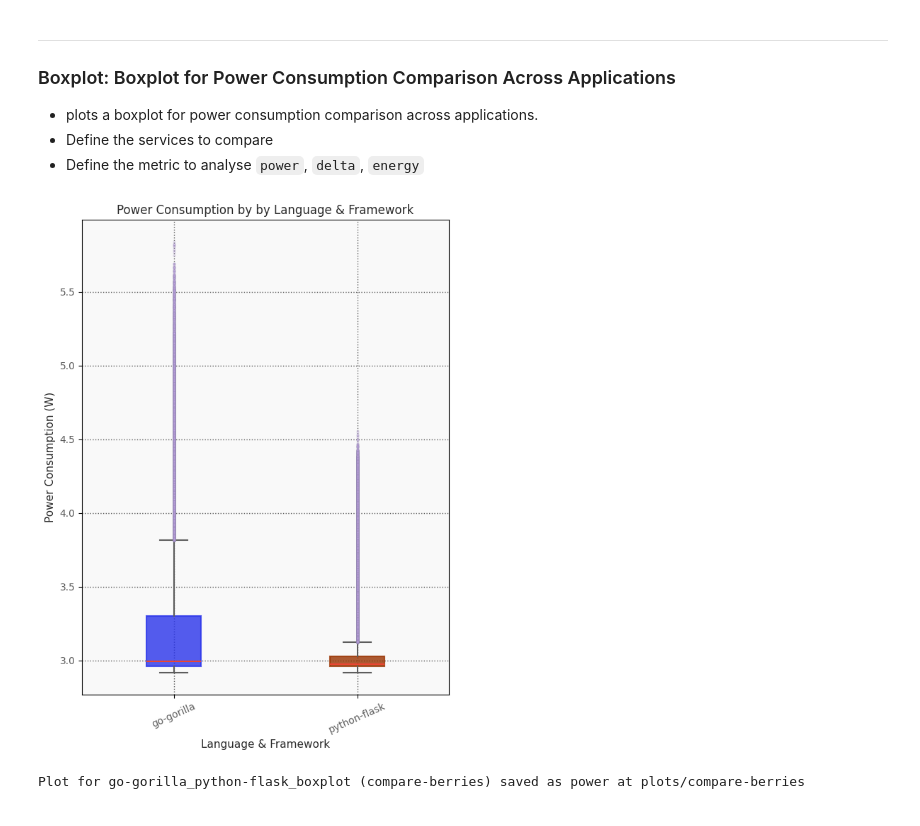
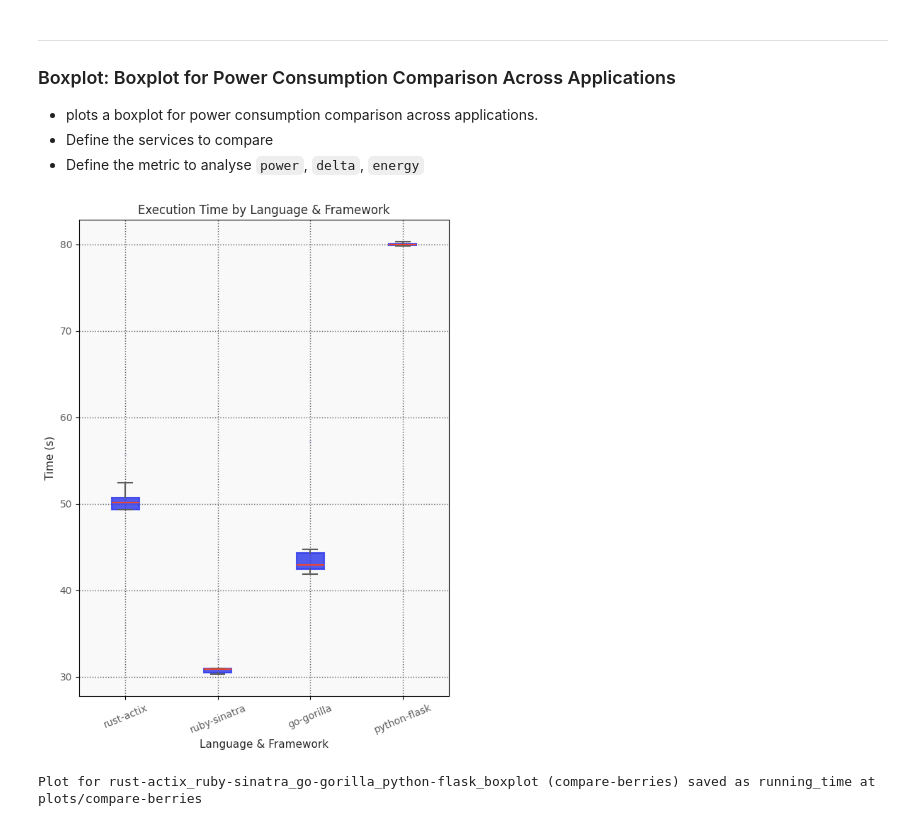
Before and after one commit to WAEC-T/data-analysis, a Jupyter notebook: berries-pipline-data-analysis.ipynb, the cells around one changed output. Cells and saved outputs as stored; diff of their text form; code cells hidden in the pictures.

```diff
--- a/berries-pipline-data-analysis.ipynb
+++ b/berries-pipline-data-analysis.ipynb
@@ -181,9 +235,9 @@ flierprops = {
 from matplotlib import pyplot as plt
 from matplotlib.patches import Rectangle
 
-waect_service = 'rust-actix' # define service to be ploted
+waect_service = 'go-gorilla' # define service to be ploted
 metric = 'power' # define metric to be ploted `power` and `energy`
-df = data_dict[waect_service]
+df = data_dict[waect_service][data_dict[waect_service]['iteration'] == 1]
 
 # settings for this plot
 labels_fontsize = 11
@@ -277,8 +336,8 @@ fig.patch.set_facecolor('#FFFFFF')
 ax.set_facecolor('#F9F9F9')
 
 # Define colors for each service
-colors = ['#2933EB', '#993200', '#FF007E']  # Blue for python-flask, Brown for go-gorilla
-alphas = [0.3, 0.3, 0.3, 0.3]  # Transparency for filled areas
+colors = ['#2933EB', '#993200', '#FF007E', '#DCF5FB']  # Blue for python-flask, Brown for go-gorilla
+alphas = [0.5, 0.5, 0.5, 0.5]  # Transparency for filled areas
 
 # determine line alpha based on metric
 if metric == 'power':
@@ -287,10 +346,11 @@ else:
     line_alpha = 1.0
 
 # Plotting cumulative energy with fill_between
-for i, service in enumerate(services):
+for i, service in enumerate(SERVICES):
+    filtered_data = reindexed_data_dict[service] # [data_dict[service]['iteration'] == 2]
     ax.plot(
-        data_dict[service].index,
-        data_dict[service][metric],
+        filtered_data.index,
+        filtered_data[metric],
         linewidth=0.5,
         color=colors[i],
         label=service,
@@ -298,8 +358,8 @@ for i, service in enumerate(services):
     )
     if metric == 'cumulative_energy':
         ax.fill_between(
-            data_dict[service].index,
-            data_dict[service][metric],
+            filtered_data.index,
+            filtered_data[metric],
             color=colors[i],
             alpha=alphas[i]
         )
@@ -307,7 +367,7 @@ for i, service in enumerate(services):
 # Customize grid, labels, etc.
 ax.grid(True, linestyle='dotted', linewidth=1.2, color=tick_color)
 title, x_label, y_label = define_title_xlable_ylable_line_chart(metric)
-ax.set_title(f'{title} – {", ".join(services)}', color=labels_fontcolor, fontsize=title_fontsize)
+ax.set_title(f'{title} – {", ".join(SERVICES)}', color=labels_fontcolor, fontsize=title_fontsize)
 ax.set_xlabel(f"{x_label}", color=labels_fontcolor, fontsize=labels_fontsize)
 ax.set_ylabel(f"{y_label}", color=labels_fontcolor, fontsize=labels_fontsize)
 ax.tick_params(labelsize=8, color=tick_color, labelcolor=tick_color)
@@ -344,20 +404,25 @@ Plot for go-gorilla_python-flask_line (compare-berries) saved as power at plots/
 * Define the metric to analyse `power`, `delta`, `energy`
 # %%
 # Define services and endpoints
-services = ['go-gorilla', 'python-flask']  # Define services to compare
-metric = 'power'  # Define the metric to compare - possible power, delta, energy
+services = ['rust-actix', 'ruby-sinatra', 'go-gorilla', 'python-flask']  # Define services to compare
+metric = 'running_time'  # power, energy, running_time
 
 # Prepare data for plotting
 grouped_data = []
 labels = []
-group_colors = ['#2933EB', '#993200']  # Colors for the services (blue, green) currently
+group_colors = ['#2933EB', '#2933EB']  # Colors for the services (blue, green) currently
 median_color = "#EB4532"
 legend_labels = services
 
 for service in services:
     # grouping
     df_service = data_dict[service]
-    service_metric_data = df_service[metric].dropna()
+    if metric == 'energy':
+        service_metric_data = df_service.groupby('iteration')['cumulative_energy'].last()
+    if metric == 'running_time':
+        service_metric_data = df_service.groupby('iteration').apply(lambda group: group['timestamp'].iloc[-1] - group['timestamp'].iloc[0])
+    else:
+        service_metric_data = df_service[metric].dropna()
     grouped_data.append(service_metric_data)
     labels.append(service)
 
@@ -374,38 +439,38 @@ bplot = ax.boxplot(
     flierprops=flierprops
 )
 
 for i, patch in enumerate(bplot['boxes']):
     patch.set(facecolor=group_colors[i % 2], alpha=0.8)  # Alternate colors for services
     patch.set(color=group_colors[i % 2], linewidth=1.5)
     patch.set(linewidth=1.5)  # Set border width
 
 customize_boxplot(bplot, group_colors, tick_color, median_color)
 
 # Set title and labels
 title, x_label, y_label = define_title_xlable_ylable_boxplot(metric)
 ax.set_title(f'{title}', color=labels_fontcolor, fontsize=title_fontsize)
 ax.set_ylabel(f'{y_label}', color=labels_fontcolor, fontsize=labels_fontsize)
 ax.set_xlabel(f'{x_label}', color=labels_fontcolor, fontsize=labels_fontsize)
 
 # Customize tick labels
-ax.tick_params(axis='x', labelsize=10, rotation=24, labelcolor='#5D5D5D')
+ax.tick_params(axis='x', labelsize=10, rotation=22.5, labelcolor='#5D5D5D')
 ax.tick_params(axis='y', labelsize=10, labelcolor='#5D5D5D')
 ax.grid(True, linestyle='dotted', linewidth=1.0, color=tick_color)
 
 # Add legend
 handles = [plt.Rectangle((0, 0), 1, 1, color=color, alpha=0.8) for color in group_colors]
 # ax.legend(handles, legend_labels, loc='upper right', fontsize=10)
 
 # Optional set y-axis limits for better visualization
-# ax.set_ylim(0.3, 2.0)
+# ax.set_ylim(2.8, 3.5)
 
 # Show the plot
 plt.tight_layout()
 plt.show()
 # %% [output]
-[figure, old version]
+[figure, new version]
 # %%
 # save the plot
 save_plot(fig, f'{"_".join(services)}_boxplot', plot_type="compare-berries", filename_suffix=metric)
 # %% [output]
-Plot for go-gorilla_python-flask_boxplot (compare-berries) saved as power at plots/compare-berries
+Plot for rust-actix_ruby-sinatra_go-gorilla_python-flask_boxplot (compare-berries) saved as running_time at plots/compare-berries
```
Also changed, not shown: parts of 16 cells of this notebook, 35 other files.
